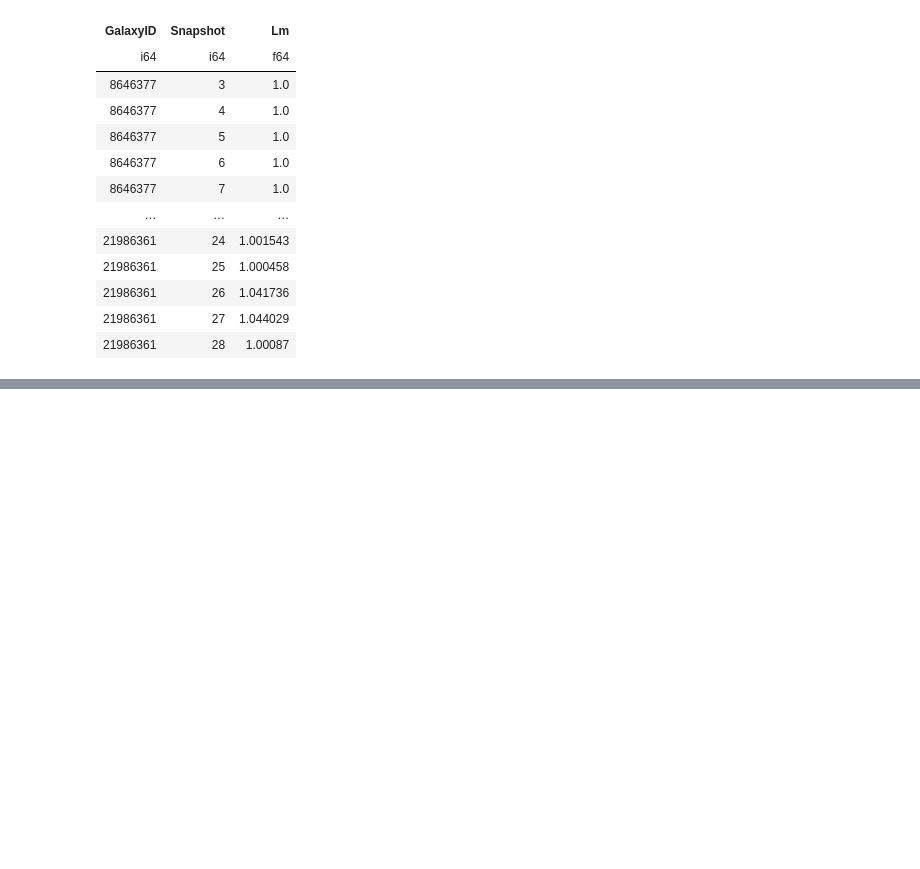
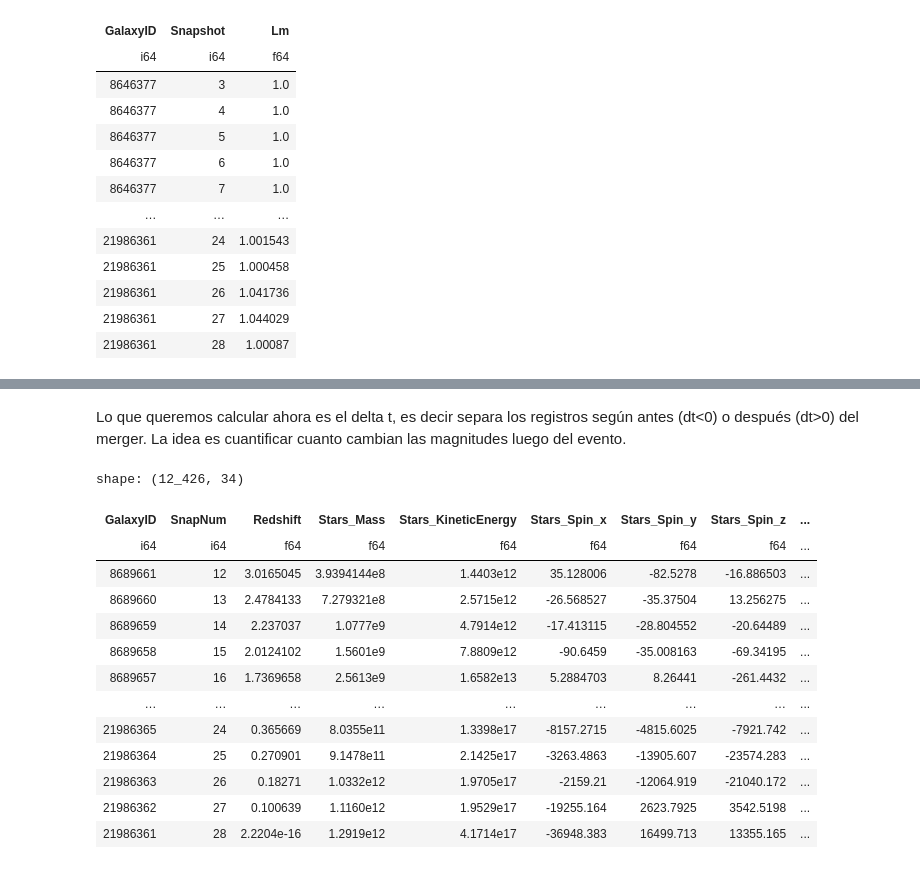
Before and after one commit to SantamariaR/Taller-Tesis-1, a Jupyter notebook: Estadistica_evolutiva.ipynb, the cells around one changed output, grey strips where cells are left out. Drawn from its saved outputs; the diff is of its cells as text; code cells hidden in the pictures; blank space fills up the shorter version.

```diff
--- a/Estadistica_evolutiva.ipynb
+++ b/Estadistica_evolutiva.ipynb
@@ -125,0 +242,3 @@ fig.show()
+# %% [markdown]
+Lo que queremos calcular ahora es el delta t, es decir separa los registros según antes (dt<0) o después (dt>0) del merger.
+La idea es cuantificar cuanto cambian las magnitudes luego del evento.
@@ -125,0 +272,17 @@ fig.show()
+# %%
+result_with_delta
+# %% [output]
+shape: (12_426, 34)
+| GalaxyID | SnapNum | Redshift | Stars_Mass | Stars_KineticEnergy | Stars_Spin_x | Stars_Spin_y | Stars_Spin_z | ... |
+| i64 | i64 | f64 | f64 | f64 | f64 | f64 | f64 | ... |
+| 8689661 | 12 | 3.0165045 | 3.9394144e8 | 1.4403e12 | 35.128006 | -82.5278 | -16.886503 | ... |
+| 8689660 | 13 | 2.4784133 | 7.279321e8 | 2.5715e12 | -26.568527 | -35.37504 | 13.256275 | ... |
+| 8689659 | 14 | 2.237037 | 1.0777e9 | 4.7914e12 | -17.413115 | -28.804552 | -20.64489 | ... |
+| 8689658 | 15 | 2.0124102 | 1.5601e9 | 7.8809e12 | -90.6459 | -35.008163 | -69.34195 | ... |
+| 8689657 | 16 | 1.7369658 | 2.5613e9 | 1.6582e13 | 5.2884703 | 8.26441 | -261.4432 | ... |
+| … | … | … | … | … | … | … | … | ... |
+| 21986365 | 24 | 0.365669 | 8.0355e11 | 1.3398e17 | -8157.2715 | -4815.6025 | -7921.742 | ... |
+| 21986364 | 25 | 0.270901 | 9.1478e11 | 2.1425e17 | -3263.4863 | -13905.607 | -23574.283 | ... |
+| 21986363 | 26 | 0.18271 | 1.0332e12 | 1.9705e17 | -2159.21 | -12064.919 | -21040.172 | ... |
+| 21986362 | 27 | 0.100639 | 1.1160e12 | 1.9529e17 | -19255.164 | 2623.7925 | 3542.5198 | ... |
+| 21986361 | 28 | 2.2204e-16 | 1.2919e12 | 4.1714e17 | -36948.383 | 16499.713 | 13355.165 | ... |
```
Also changed, not shown: parts of 12 cells of this notebook.
